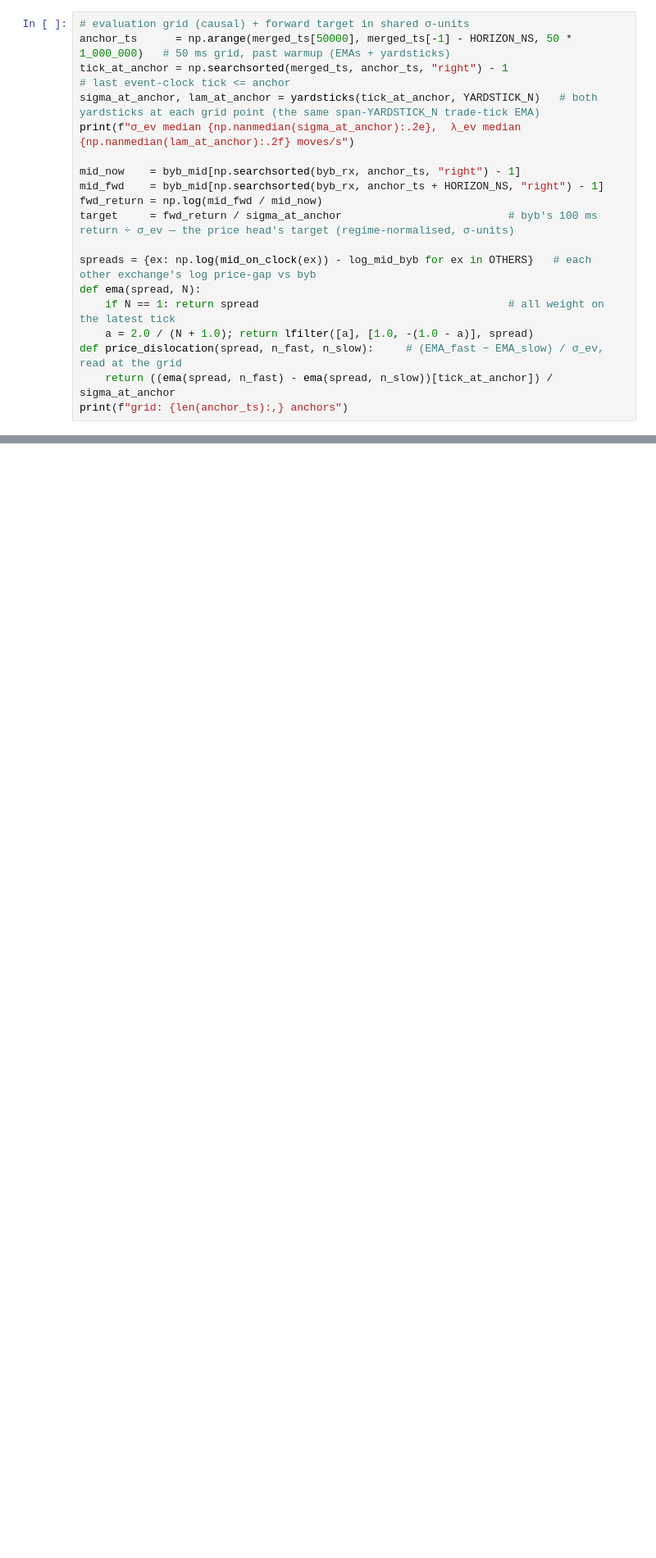
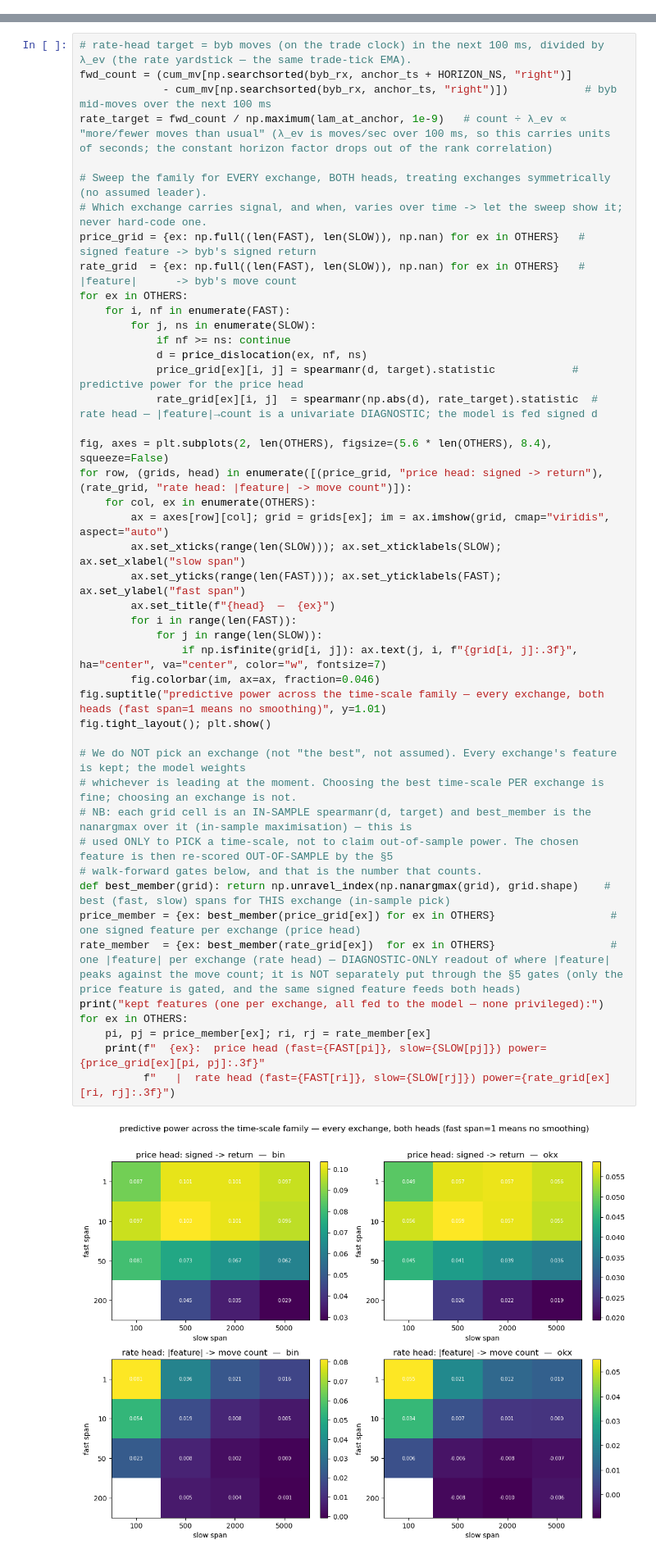
Before and after one commit to leithboyd/boba, a Jupyter notebook: notebooks/features/template.ipynb, the cells around one changed output, grey strips where cells are left out. Shown at 82% size. Saved outputs shown, nothing was run; the diff lists cells and outputs as text; blank space fills up the shorter version.

```diff
--- a/notebooks/features/template.ipynb
+++ b/notebooks/features/template.ipynb
@@ -286,19 +240,0 @@ next 100 ms (the thing we're predicting), and compute the feature at each grid p
-# %%
-# evaluation grid (causal) + forward target in shared σ-units
-anchor_ts      = np.arange(merged_ts[50000], merged_ts[-1] - HORIZON_NS, 50 * 1_000_000)   # 50 ms grid, past warmup (EMAs + yardsticks)
-tick_at_anchor = np.searchsorted(merged_ts, anchor_ts, "right") - 1                         # last event-clock tick <= anchor
-sigma_at_anchor, lam_at_anchor = yardsticks(tick_at_anchor, YARDSTICK_N)   # both yardsticks at each grid point (the same span-YARDSTICK_N trade-tick EMA)
-print(f"σ_ev median {np.nanmedian(sigma_at_anchor):.2e},  λ_ev median {np.nanmedian(lam_at_anchor):.2f} moves/s")
-
-mid_now    = byb_mid[np.searchsorted(byb_rx, anchor_ts, "right") - 1]
-mid_fwd    = byb_mid[np.searchsorted(byb_rx, anchor_ts + HORIZON_NS, "right") - 1]
-fwd_return = np.log(mid_fwd / mid_now)
-target     = fwd_return / sigma_at_anchor                          # byb's 100 ms return ÷ σ_ev — the price head's target (regime-normalised, σ-units)
-
-spreads = {ex: np.log(mid_on_clock(ex)) - log_mid_byb for ex in OTHERS}   # each other exchange's log price-gap vs byb
-def ema(spread, N):
-    if N == 1: return spread                                       # all weight on the latest tick
-    a = 2.0 / (N + 1.0); return lfilter([a], [1.0, -(1.0 - a)], spread)
-def price_dislocation(spread, n_fast, n_slow):     # (EMA_fast − EMA_slow) / σ_ev, read at the grid
-    return ((ema(spread, n_fast) - ema(spread, n_slow))[tick_at_anchor]) / sigma_at_anchor
-print(f"grid: {len(anchor_ts):,} anchors")
@@ -666,0 +676,47 @@ smoothed slow leg (bin 10→5000), the rate head a sharp fast one (1→100).
+# %%
+# rate-head target = byb moves (on the trade clock) in the next 100 ms, divided by λ_ev (the rate yardstick — the same trade-tick EMA).
+fwd_count = (cum_mv[np.searchsorted(byb_rx, anchor_ts + HORIZON_NS, "right")]
+             - cum_mv[np.searchsorted(byb_rx, anchor_ts, "right")])            # byb mid-moves over the next 100 ms
+rate_target = fwd_count / np.maximum(lam_at_anchor, 1e-9)   # count ÷ λ_ev ∝ "more/fewer moves than usual" (λ_ev is moves/sec over 100 ms, so this carries units of seconds; the constant horizon factor drops out of the rank correlation)
+
+# Sweep the family for EVERY exchange, BOTH heads, treating exchanges symmetrically (no assumed leader).
+# Which exchange carries signal, and when, varies over time -> let the sweep show it; never hard-code one.
+price_grid = {ex: np.full((len(FAST), len(SLOW)), np.nan) for ex in OTHERS}   # signed feature -> byb's signed return
+rate_grid  = {ex: np.full((len(FAST), len(SLOW)), np.nan) for ex in OTHERS}   # |feature|      -> byb's move count
+for ex in OTHERS:
+    for i, nf in enumerate(FAST):
+        for j, ns in enumerate(SLOW):
+            if nf >= ns: continue
+            d = price_dislocation(ex, nf, ns)
+            price_grid[ex][i, j] = spearmanr(d, target).statistic            # predictive power for the price head
+            rate_grid[ex][i, j]  = spearmanr(np.abs(d), rate_target).statistic  # rate head — |feature|→count is a univariate DIAGNOSTIC; the model is fed signed d
+
+fig, axes = plt.subplots(2, len(OTHERS), figsize=(5.6 * len(OTHERS), 8.4), squeeze=False)
+for row, (grids, head) in enumerate([(price_grid, "price head: signed -> return"), (rate_grid, "rate head: |feature| -> move count")]):
+    for col, ex in enumerate(OTHERS):
+        ax = axes[row][col]; grid = grids[ex]; im = ax.imshow(grid, cmap="viridis", aspect="auto")
+        ax.set_xticks(range(len(SLOW))); ax.set_xticklabels(SLOW); ax.set_xlabel("slow span")
+        ax.set_yticks(range(len(FAST))); ax.set_yticklabels(FAST); ax.set_ylabel("fast span")
+        ax.set_title(f"{head}  —  {ex}")
+        for i in range(len(FAST)):
+            for j in range(len(SLOW)):
+                if np.isfinite(grid[i, j]): ax.text(j, i, f"{grid[i, j]:.3f}", ha="center", va="center", color="w", fontsize=7)
+        fig.colorbar(im, ax=ax, fraction=0.046)
+fig.suptitle("predictive power across the time-scale family — every exchange, both heads (fast span=1 means no smoothing)", y=1.01)
+fig.tight_layout(); plt.show()
+
+# We do NOT pick an exchange (not "the best", not assumed). Every exchange's feature is kept; the model weights
+# whichever is leading at the moment. Choosing the best time-scale PER exchange is fine; choosing an exchange is not.
+# NB: each grid cell is an IN-SAMPLE spearmanr(d, target) and best_member is the nanargmax over it (in-sample maximisation) — this is
+# used ONLY to PICK a time-scale, not to claim out-of-sample power. The chosen feature is then re-scored OUT-OF-SAMPLE by the §5
+# walk-forward gates below, and that is the number that counts.
+def best_member(grid): return np.unravel_index(np.nanargmax(grid), grid.shape)    # best (fast, slow) spans for THIS exchange (in-sample pick)
+price_member = {ex: best_member(price_grid[ex]) for ex in OTHERS}                  # one signed feature per exchange (price head)
+rate_member  = {ex: best_member(rate_grid[ex])  for ex in OTHERS}                  # one |feature| per exchange (rate head) — DIAGNOSTIC-ONLY readout of where |feature| peaks against the move count; it is NOT separately put through the §5 gates (only the price feature is gated, and the same signed feature feeds both heads)
+print("kept features (one per exchange, all fed to the model — none privileged):")
+for ex in OTHERS:
+    pi, pj = price_member[ex]; ri, rj = rate_member[ex]
+    print(f"  {ex}:  price head (fast={FAST[pi]}, slow={SLOW[pj]}) power={price_grid[ex][pi, pj]:.3f}"
+          f"   |  rate head (fast={FAST[ri]}, slow={SLOW[rj]}) power={rate_grid[ex][ri, rj]:.3f}")
+# %% [output]
+[figure, added]
```
Also changed, not shown: parts of 42 cells of this notebook, 2 other files.
